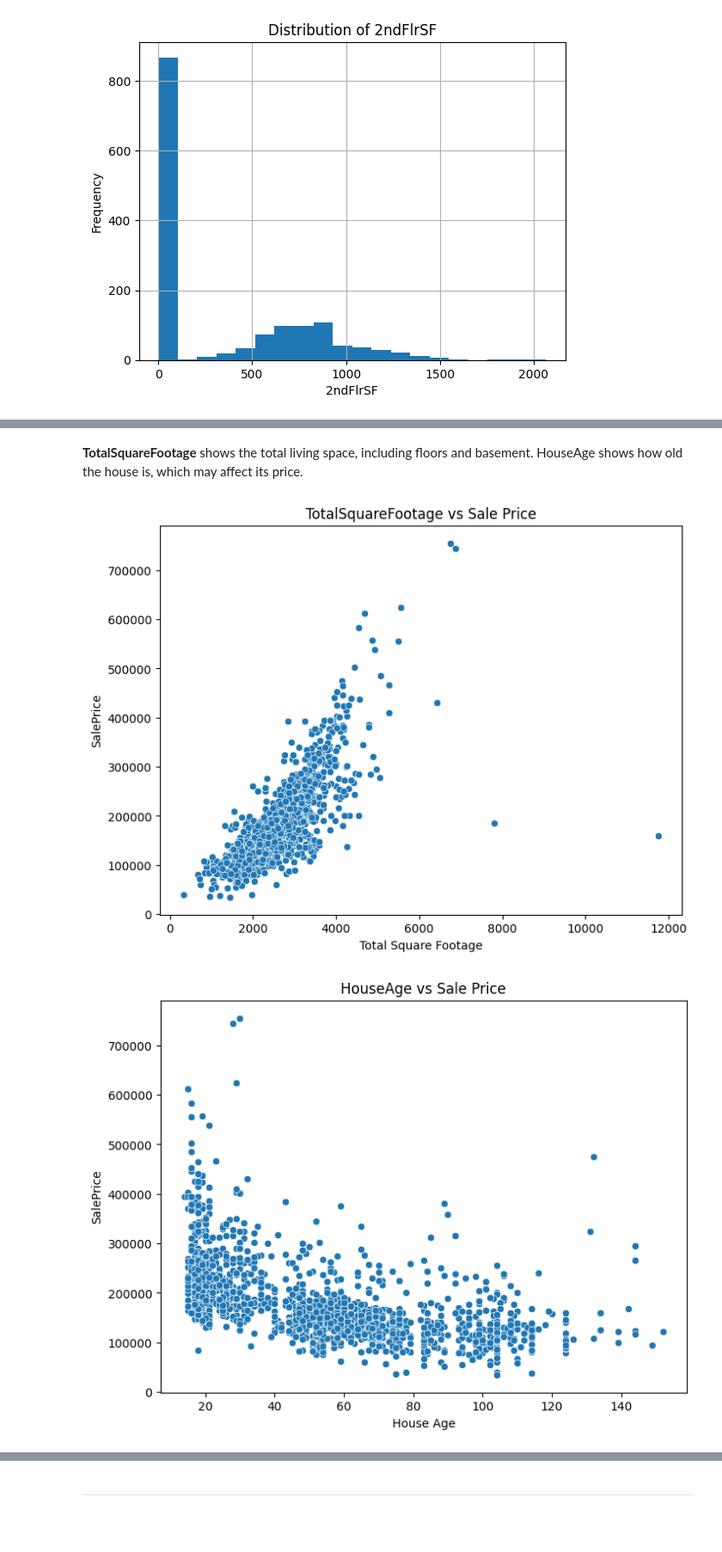
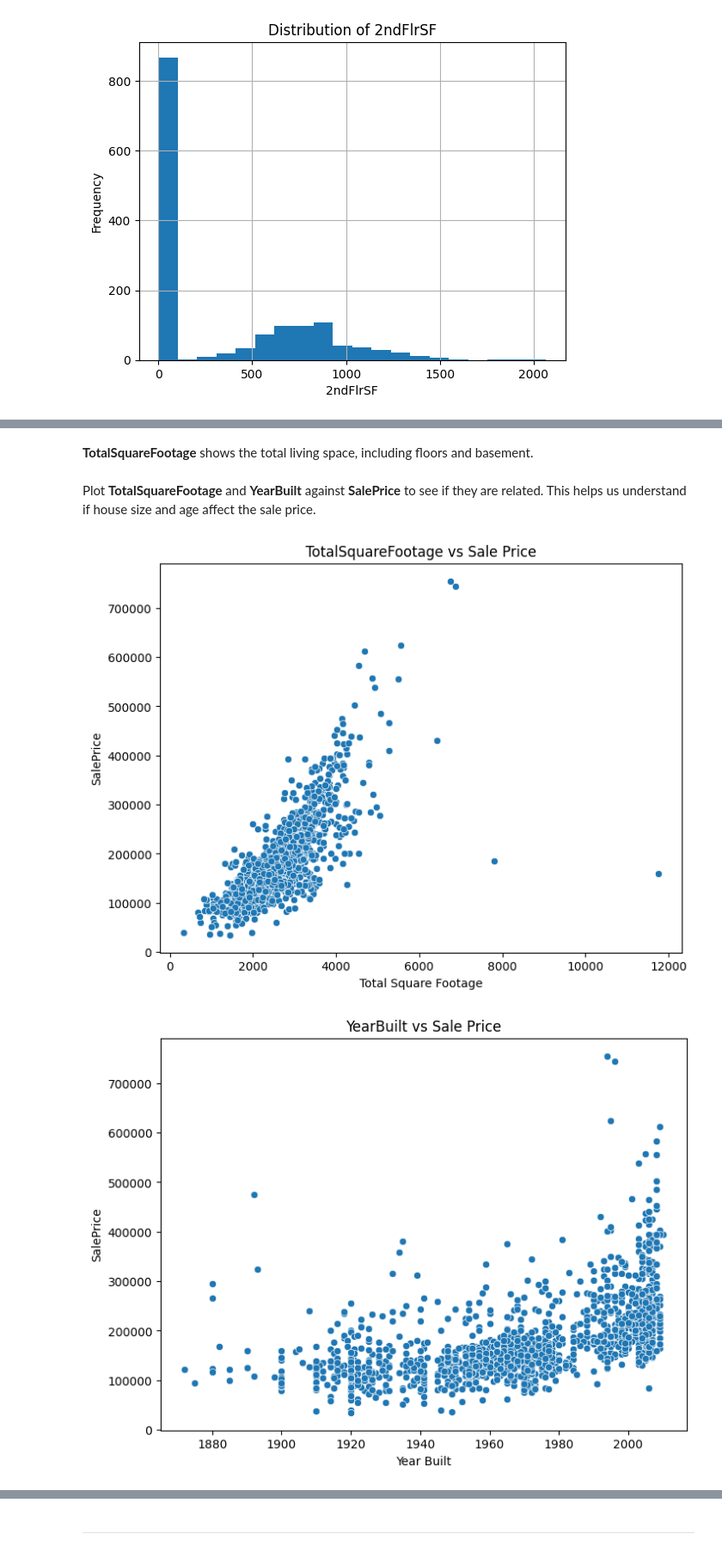
Before and after one commit to Patteerrik/Heritage-Housing-Issues, a Jupyter notebook: jupyter_notebooks/FeatureEngineering.ipynb, the cells around one changed output, grey strips where cells are left out. Shown at 86% size. Cells and saved outputs as stored; diff of their text form; code cells hidden in the pictures; blank space fills up the shorter version.

```diff
--- a/jupyter_notebooks/FeatureEngineering.ipynb
+++ b/jupyter_notebooks/FeatureEngineering.ipynb
@@ -126,31 +125,31 @@ plt.show()
 # %% [markdown]
 **TotalSquareFootage** shows the total living space, including floors and basement.
-HouseAge shows how old the house is, which may affect its price.
 # %%
 # Create new features
 df['TotalSquareFootage'] = df['1stFlrSF'] + df['2ndFlrSF'].fillna(0) + df['TotalBsmtSF'].fillna(0)
-df['HouseAge'] = 2024 - df['YearBuilt']
+# %% [markdown]
+Plot **TotalSquareFootage** and **YearBuilt** against **SalePrice** to see if they are related. This helps us understand if house size and age affect the sale price.
 # %%
 import seaborn as sns
 import matplotlib.pyplot as plt
 
 # Visualize the correlation between TotalSquareFootage and SalePrice
 plt.figure(figsize=(8, 6))
 sns.scatterplot(x='TotalSquareFootage', y='SalePrice', data=df)
 plt.xlabel('Total Square Footage')
 plt.ylabel('SalePrice')
 plt.title('TotalSquareFootage vs Sale Price')
 plt.show()
 
 # Visualize the correlation between HouseAge and SalePrice
 plt.figure(figsize=(8, 6))
-sns.scatterplot(x='HouseAge', y='SalePrice', data=df)
-plt.xlabel('House Age')
+sns.scatterplot(x='YearBuilt', y='SalePrice', data=df)
+plt.xlabel('Year Built')
 plt.ylabel('SalePrice')
-plt.title('HouseAge vs Sale Price')
+plt.title('YearBuilt vs Sale Price')
 plt.show()
 # %% [output]
 [figure]
-[figure, old version]
+[figure, new version]
 # %% [markdown]
 * The scatter plot shows a strong positive relationship between total square footage and sale price, as expected. Larger houses usually have higher sale prices. This confirms that total living space is an important predictor of house value, and including this feature should help improve model accuracy.
```
Also changed, not shown: parts of 20 cells of this notebook.
